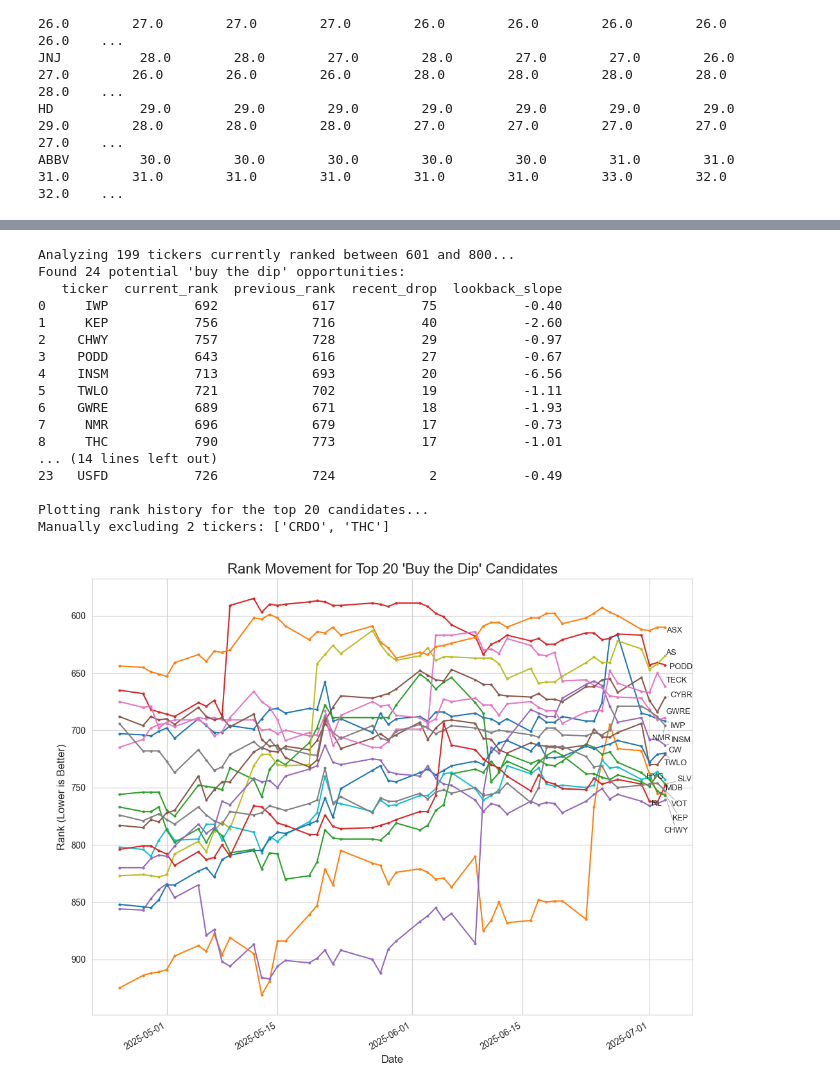
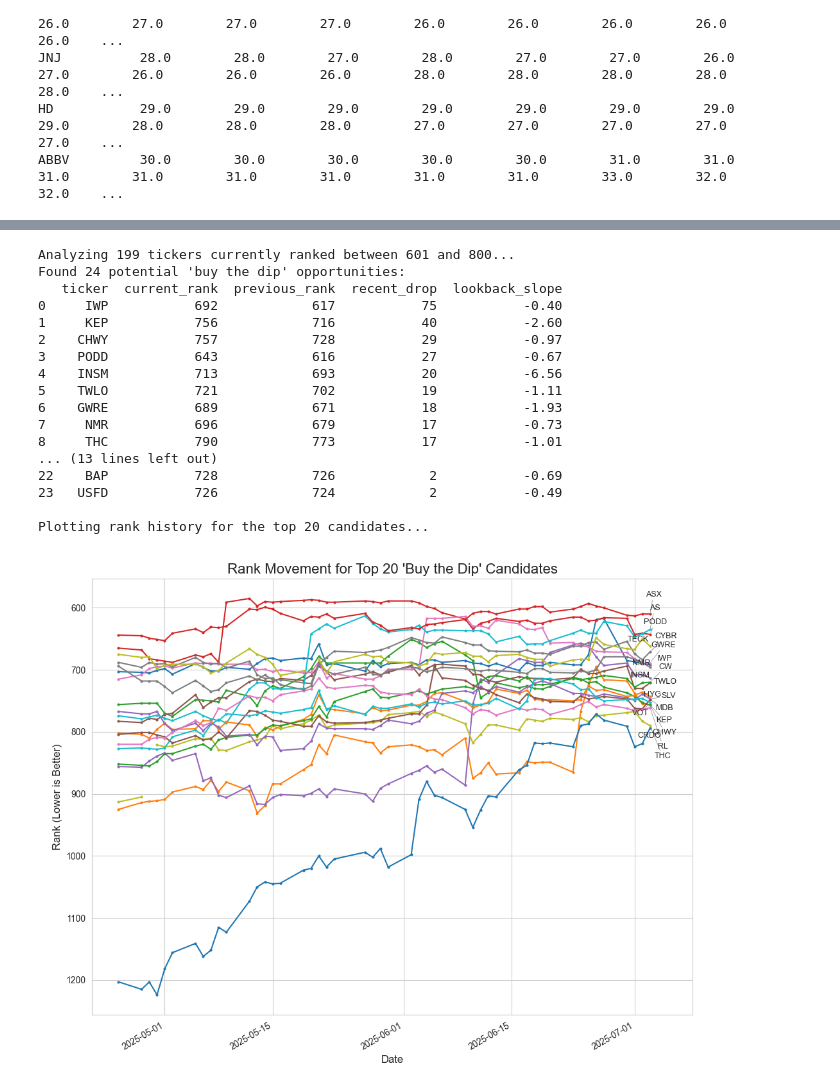
Before and after one commit to pympk/py311, a Jupyter notebook: stocks/notebooks_rank/_working/_working2.ipynb, the cells around one changed output, grey strips where cells are left out. Drawn from its saved outputs; the diff is of its cells as text; code cells hidden in the pictures.

```diff
--- a/stocks/notebooks_rank/_working/_working2.ipynb
+++ b/stocks/notebooks_rank/_working/_working2.ipynb
@@ -1009,33 +392,35 @@ else:
     print(f"\nPlotting rank history for the top {num_to_plot} candidates...")
 
     # --- NEW: Define a list of known noisy tickers to exclude from the plot ---
     noisy_tickers = ['CRDO', 'THC']
+    noisy_tickers = None
 
     # Call the NEW, more efficient plotting function
     plot_rank_changes_for_tickers(
         df_rank_history,
         ticker_list=tickers_to_plot,
         title_suffix=f"Top {num_to_plot} 'Buy the Dip' Candidates",
         exclude_tickers=noisy_tickers, # Add the new argument here
         figure_height=8,  # Optional: cap the height to prevent excessive size
+        figure_width=12,  # Reduced from 18 to 16, a more common size for notebooks
 
     )
 # %% [output]
 Analyzing 199 tickers currently ranked between 601 and 800...
 Found 24 potential 'buy the dip' opportunities:
    ticker  current_rank  previous_rank  recent_drop  lookback_slope
 0     IWP           692            617           75           -0.40
 1     KEP           756            716           40           -2.60
 2    CHWY           757            728           29           -0.97
 3    PODD           643            616           27           -0.67
 4    INSM           713            693           20           -6.56
 5    TWLO           721            702           19           -1.11
 6    GWRE           689            671           18           -1.93
 7     NMR           696            679           17           -0.73
 8     THC           790            773           17           -1.01
-... (14 lines left out)
+... (13 lines left out)
+22    BAP           728            726            2           -0.69
 23   USFD           726            724            2           -0.49
 
 Plotting rank history for the top 20 candidates...
-Manually excluding 2 tickers: ['CRDO', 'THC']
-[figure, old version]
+[figure, new version]
```
Also changed, not shown: parts of 14 cells of this notebook, 8 other files.
